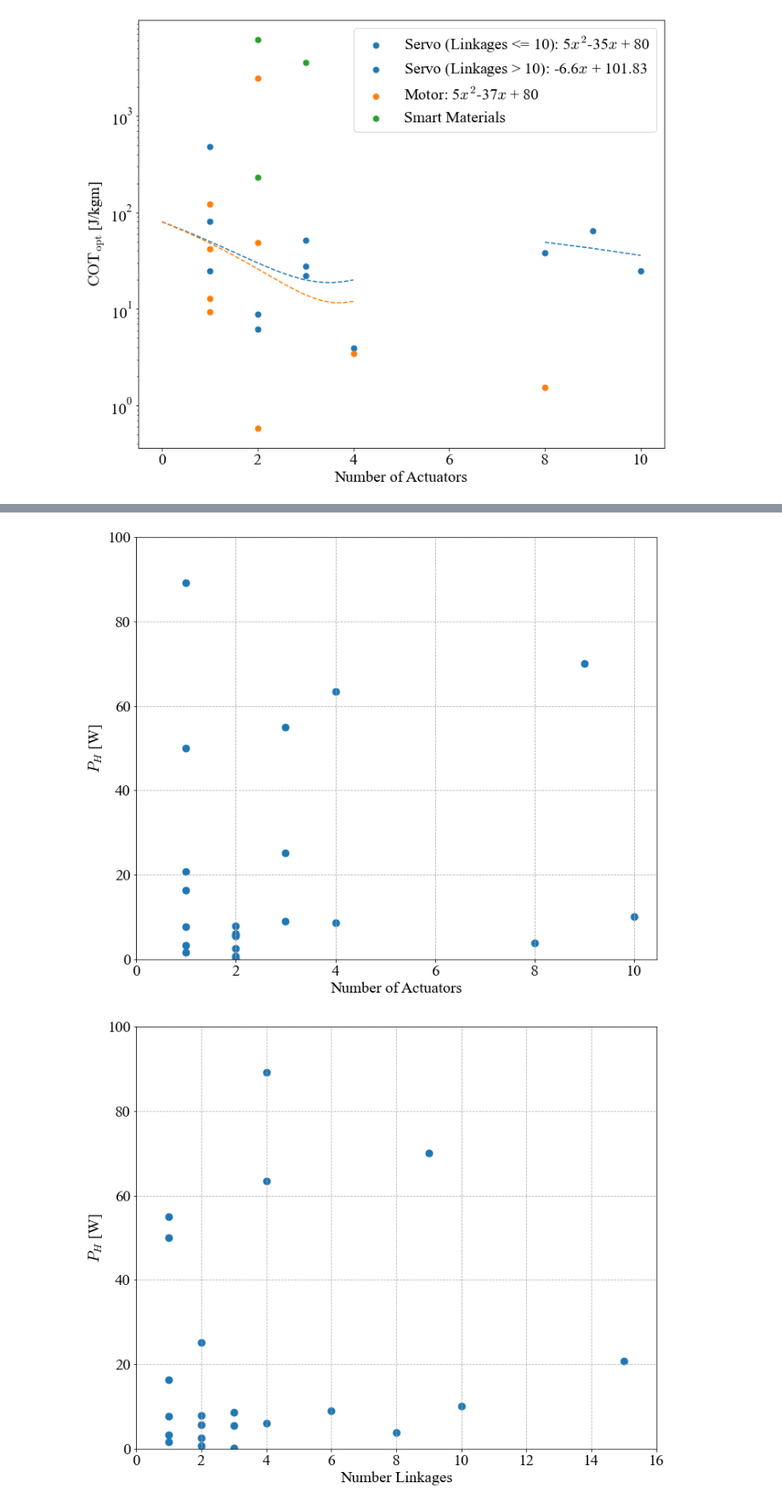
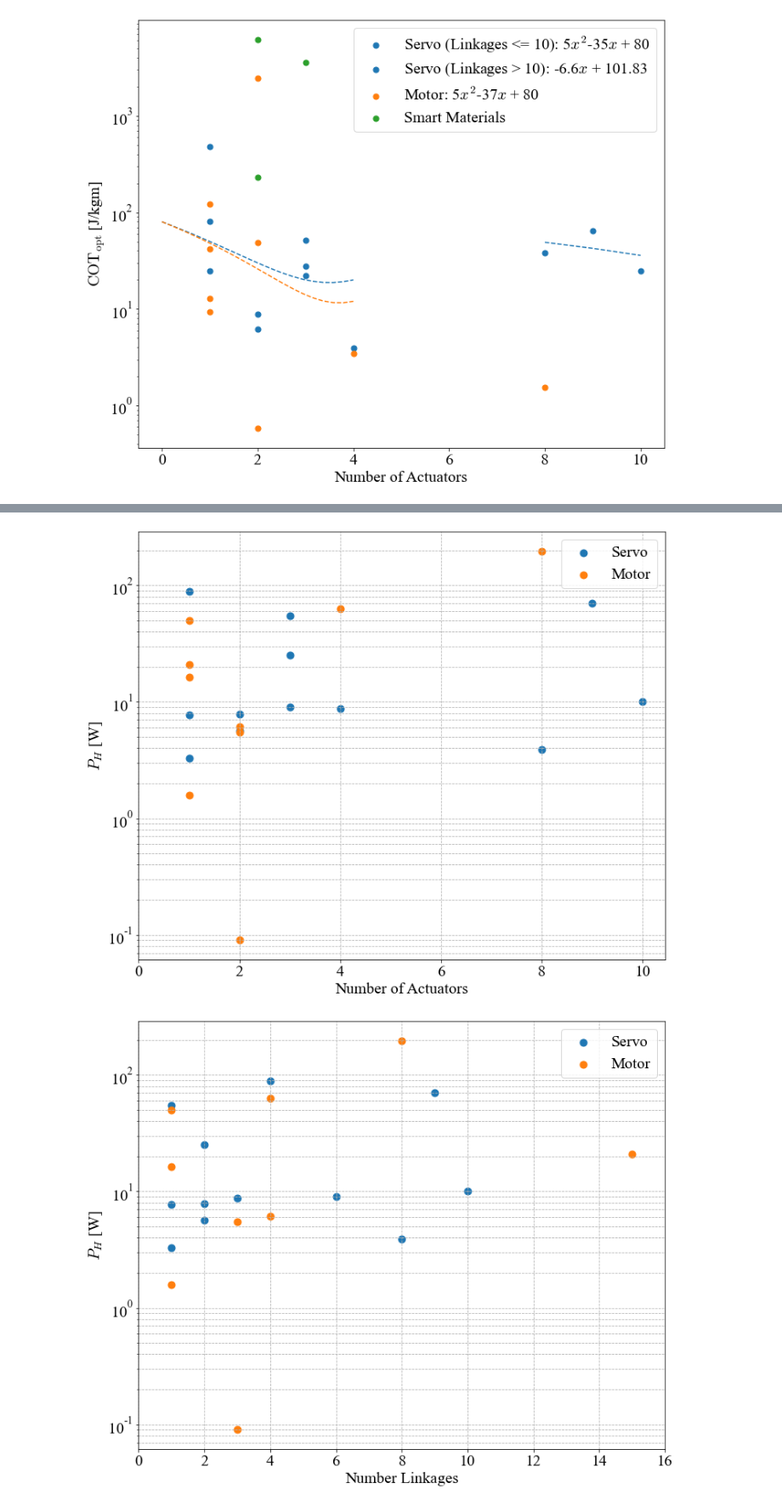
Before and after one commit to michaelcoe/Cost-of-Transport-Estimation, a Jupyter notebook: linkage_study/linkage_plots.ipynb, the cells around one changed output, grey strips where cells are left out. Shown at 85% size. Cells and saved outputs as stored; diff of their text form; code cells hidden in the pictures.

Commit message:
linkage plots

```diff
--- a/linkage_study/linkage_plots.ipynb
+++ b/linkage_study/linkage_plots.ipynb
@@ -260,22 +269,38 @@ ph = np.multiply(COT_ph, np.multiply(all_df['Weight [kg]'].values, all_df['Uopt
 # %%
 fig7, ax7 = plt.subplots(figsize=(12,10), facecolor='w')
 fig8, ax8 = plt.subplots(figsize=(12,10), facecolor='w')
 
-ax7.scatter(all_df['No Actuators'].values, ph)
+for i, type in enumerate(['Servo','Motor']):
+    if type == 'Servo':
+        ax7.scatter(servo_df['No Actuators'].values, servo_df['PH'].values, label=type)
+    elif type == 'Motor':
+        ax7.scatter(motor_df['No Actuators'].values, motor_df['PH'].values, label=type)
 
 ax7.set_xlabel('Number of Actuators')
 ax7.set_ylabel('$P_H$ [W]')
 ax7.set_xticks(np.arange(0, 12, 2))
-ax7.set_ylim([0, 100])
+#ax7.set_ylim([0, 100])
+ax7.set_yscale('log')
 ax7.grid(which='both', linestyle='--')
+ax7.legend()
 
-ax8.scatter(all_df['No Linkages'].values, ph)
+for i, type in enumerate(['Servo','Motor']):
+    if type == 'Servo':
+        ax8.scatter(servo_df['No Linkages'].values, servo_df['PH'].values, label=type)
+    elif type == 'Motor':
+        ax8.scatter(motor_df['No Linkages'].values, motor_df['PH'].values, label=type)
+
 
 ax8.set_xlabel('Number Linkages')
 ax8.set_ylabel('$P_H$ [W]')
 ax8.set_xticks(np.arange(0, 18, 2))
-ax8.set_ylim([0, 100])
+#ax8.set_ylim([0, 100])
+ax8.set_yscale('log')
 ax8.grid(which='both', linestyle='--')
+ax8.legend()
+
+fig7.savefig('motor_ph_linkages.pdf', facecolor='w', dpi=300, bbox_inches='tight')
+fig8.savefig('motor_ph_actuators.pdf', facecolor='w', dpi=300, bbox_inches='tight')
 # %% [output]
-[figure, old version]
+[figure, new version]
-[figure, old version]
+[figure, new version]
```
Also changed, not shown: parts of 5 cells of this notebook, 10 other files.
